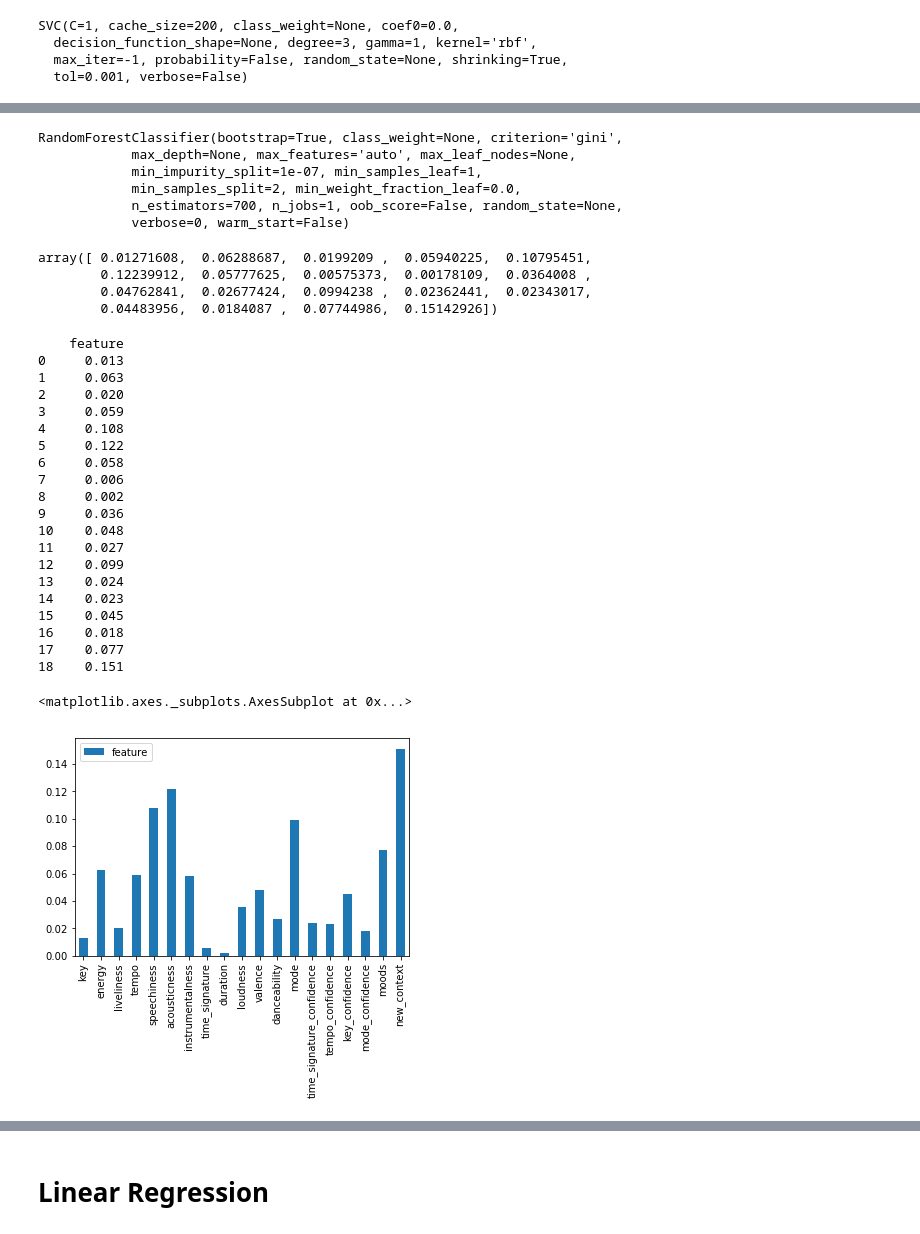
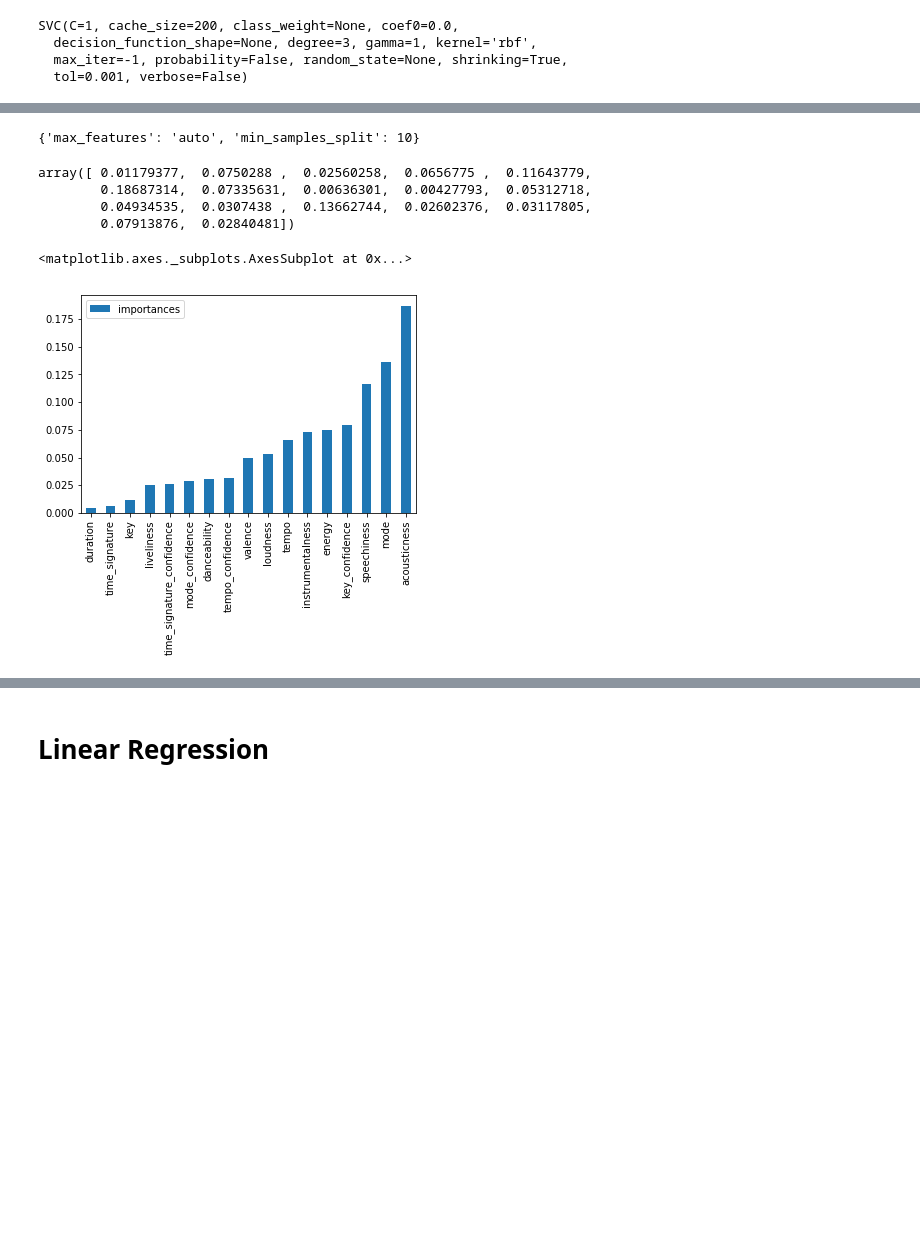
Before and after one commit to AlecksJohannes/Assignment-2, a Jupyter notebook: Untitled.ipynb, the cells around one changed output, grey strips where cells are left out. Saved outputs shown, nothing was run; the diff lists cells and outputs as text; code cells hidden in the pictures; blank space fills up the shorter version.

```diff
--- a/Untitled.ipynb
+++ b/Untitled.ipynb
@@ -210,8 +191,9 @@ avg / total       0.84      0.84      0.84      1378
 # %%
 param_grid = {
-    'n_estimators': [200, 700, 1000, 100, 300, 400, 800, 900]
+    'min_samples_split': [2, 3, 4, 5, 10],
+    'max_features': ['sqrt', 'log2', 'auto']
 }
-grid_search_cv = GridSearchCV(rfc, param_grid, refit=True, verbose=3)
+grid_search_cv = GridSearchCV(rfc, param_grid, refit=True, verbose=3, n_jobs=-1)
 
 result = grid_search_cv.fit(X_train, y_train)
 # %% [output]
@@ -244,54 +219,31 @@ Fitting 3 folds for each of 8 candidates, totalling 24 fits
-# %%
-result.best_estimator_
-# %% [output]
-RandomForestClassifier(bootstrap=True, class_weight=None, criterion='gini',
-            max_depth=None, max_features='auto', max_leaf_nodes=None,
-            min_impurity_split=1e-07, min_samples_leaf=1,
-            min_samples_split=2, min_weight_fraction_leaf=0.0,
-            n_estimators=700, n_jobs=1, oob_score=False, random_state=None,
-            verbose=0, warm_start=False)
+# %%
+best_params = result.best_params_
+print(best_params)
+# %% [output]
+{'max_features': 'auto', 'min_samples_split': 10}
 # %%
 from sklearn.ensemble import RandomForestClassifier
-rfc = RandomForestClassifier(bootstrap=True, class_weight=None, criterion='gini',
-            max_depth=None, max_features='auto', max_leaf_nodes=None,
-            min_impurity_split=1e-07, min_samples_leaf=1,
-            min_samples_split=2, min_weight_fraction_leaf=0.0,
-            n_estimators=700, n_jobs=1, oob_score=False, random_state=None,
-            verbose=0, warm_start=False)
+rfc = RandomForestClassifier(
+                             max_features=best_params['max_features'],
+                             min_samples_split=best_params['min_samples_split'])
 
 rfc.fit(X_train, y_train)
 rfc.feature_importances_
 # %% [output]
-array([ 0.01271608,  0.06288687,  0.0199209 ,  0.05940225,  0.10795451,
-        0.12239912,  0.05777625,  0.00575373,  0.00178109,  0.0364008 ,
-        0.04762841,  0.02677424,  0.0994238 ,  0.02362441,  0.02343017,
-        0.04483956,  0.0184087 ,  0.07744986,  0.15142926])
+array([ 0.01179377,  0.0750288 ,  0.02560258,  0.0656775 ,  0.11643779,
+        0.18687314,  0.07335631,  0.00636301,  0.00427793,  0.05312718,
+        0.04934535,  0.0307438 ,  0.13662744,  0.02602376,  0.03117805,
+        0.07913876,  0.02840481])
-# %%
-df_importances = pd.DataFrame(np.round(rfc.feature_importances_, decimals=3), columns=['feature'])
-df_importances.plot.bar(x=df_features.columns)
-# %% [output]
-    feature
-0     0.013
-1     0.063
-2     0.020
-3     0.059
-4     0.108
-5     0.122
-6     0.058
-7     0.006
-8     0.002
-9     0.036
-10    0.048
-11    0.027
-12    0.099
-13    0.024
-14    0.023
-15    0.045
-16    0.018
-17    0.077
-18    0.151
-<matplotlib.axes._subplots.AxesSubplot at 0x...>
-[figure, removed]
+# %%
+feats ={}
+for feature, importance in zip(df_features.columns, rfc.feature_importances_):
+    feats[feature] = importance
+
+importances = pd.DataFrame.from_dict(feats, orient='index').rename(columns={0: 'importances'})
+importances.sort_values(by='importances').plot(kind='bar')
+# %% [output]
+<matplotlib.axes._subplots.AxesSubplot at 0x...>
+[figure, added]
 # %%
 pred = rfc.predict(X_test)
 print(classification_report(y_test, pred))
```
Also changed, not shown: parts of 31 cells of this notebook.
